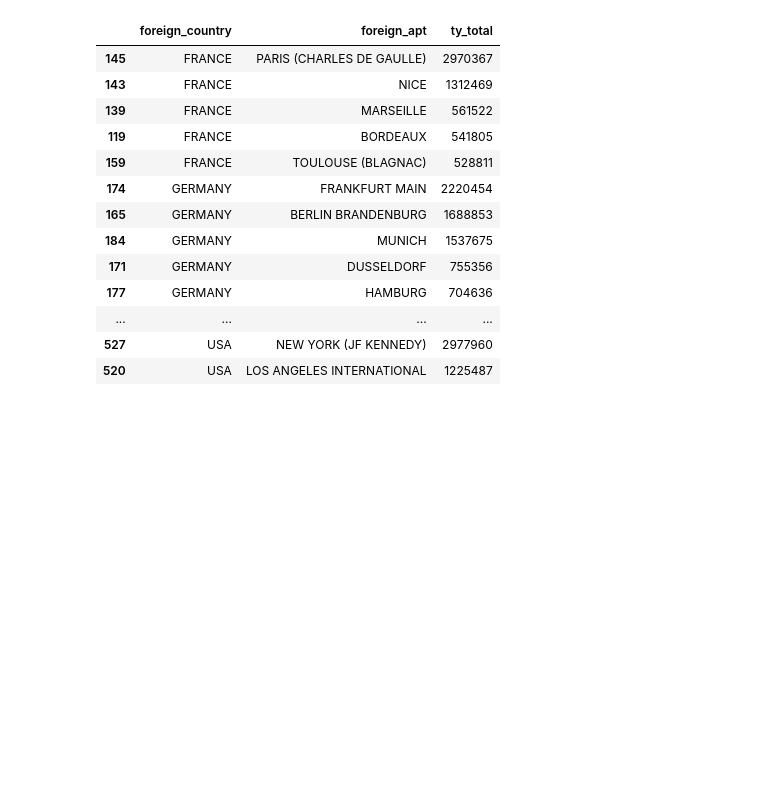
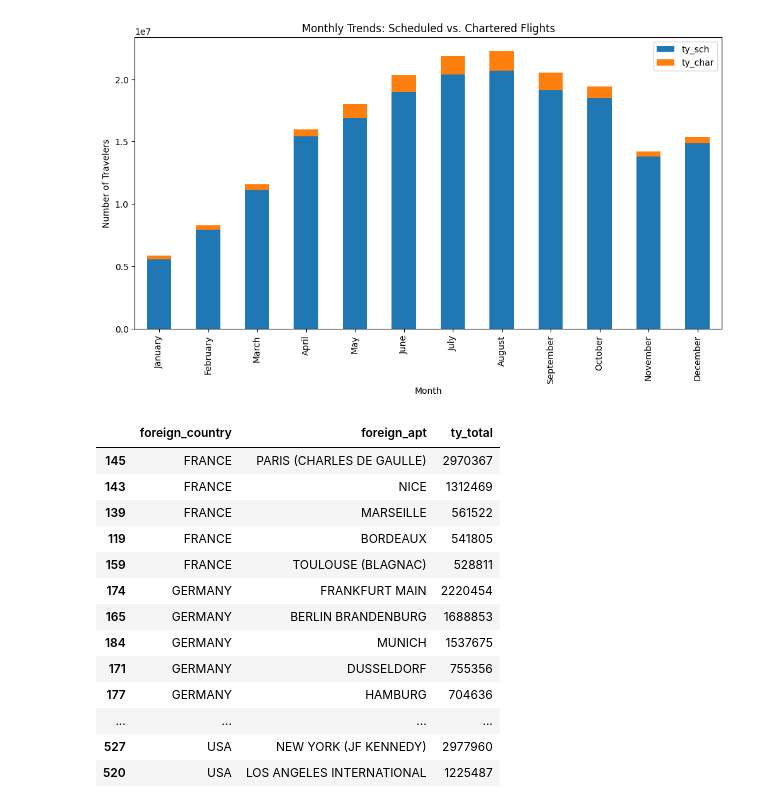
Before and after one commit to ot-babs/Holiday_EDA, a Jupyter notebook: Holiday_EDA.ipynb, the cells around one changed output. Cells and saved outputs as stored; diff of their text form; code cells hidden in the pictures; blank space fills up the shorter version.

```diff
--- a/Holiday_EDA.ipynb
+++ b/Holiday_EDA.ipynb
@@ -76,3 +92,23 @@ plt.show()
+# %%
+# Convert 'this_period' to datetime and set it as the index
+monthly_scheduled_chartered['this_period'] = monthly_scheduled_chartered['this_period'].dt.to_timestamp()
+monthly_scheduled_chartered.set_index('this_period', inplace=True)
+
+# Plot the data using pandas built-in functionality with stacked bars
+ax = monthly_scheduled_chartered[['ty_sch', 'ty_char']].plot(kind='bar', stacked=True, figsize=(12, 6))
+
+# Give the plot a title and label the axes
+plt.title('Monthly Trends: Scheduled vs. Chartered Flights')
+plt.xlabel('Month')
+plt.ylabel('Number of Travelers')
+
+# Display the x-axis labels with month names
+ax.set_xticklabels(monthly_scheduled_chartered.index.strftime('%B'))
+
+# Show the plot
+plt.show()
+# %% [output]
+[figure, added]
 # %%
 # Assuming 'foreign_apt' and 'ty_total' are columns in your DataFrame
 
```
Also changed, not shown: parts of 6 cells of this notebook, 13 other files.
